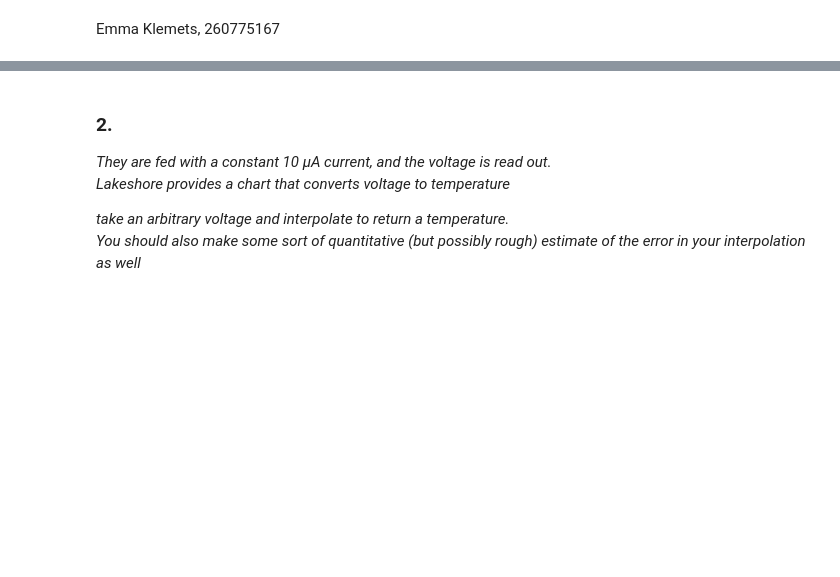
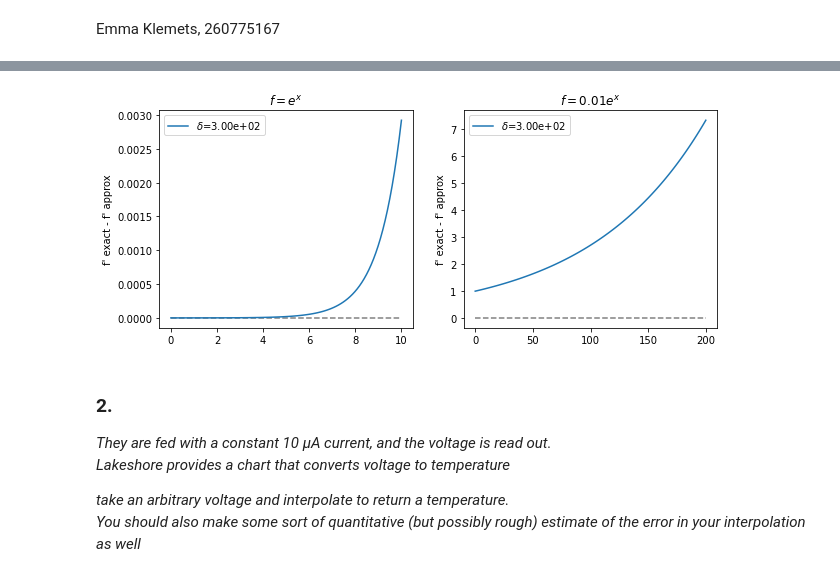
Before and after one commit to eklem1/Phys512_EK, a Jupyter notebook: PS1/PS1_work.ipynb, the cells around one changed output, grey strips where cells are left out. Cells and saved outputs as stored; diff of their text form; code cells hidden in the pictures; blank space fills up the shorter version.

```diff
--- a/PS1/PS1_work.ipynb
+++ b/PS1/PS1_work.ipynb
@@ -71,0 +62,14 @@ plt.show()
+# %%
+#accuracy for single and double precision
+single = 1e-7
+double = 1e-16
+
+print(single**(1/5))
+print(double**(1/5))
+
+exp_1_5th_deriv = exp_1
+exp_2_5th_deriv = lambda x: (0.01)**5*np.exp(0.01*x)
+
+
+delta_1 = lambda x: (exp_1(x)*double/exp_1_5th_deriv(x))**(1/5)
+delta_2 = lambda x: (exp_2(x)*double/exp_2_5th_deriv(x))**(1/5)
@@ -72,3 +97,33 @@ plt.show()
+# %%
+x = np.linspace(0, 10, 100)
+y = np.linspace(0, 200, 100)
+
+fig, ax = plt.subplots(1, 2, figsize=(10,4))
+
+# for d in [delta, 1, 0.1, 0.00001]:
+#     ax[0].semilogy(x, exp_1(x) - deriv_app(exp_1, x, d), label="$\delta$={0:.2e}".format(d))
+
+# for d in [delta, 300]:
+#     ax[1].semilogy(y, exp_2(y) - deriv_app(exp_2, y, d), label="$\delta$={0:.2e}".format(d))
+
+ax[0].plot(x, exp_1(x) - deriv_app(exp_1, x, delta_1(x)), label="$\delta$={0:.2e}".format(d))
+
+ax[1].plot(y, exp_2(y) - deriv_app(exp_2, y, delta_2(y)), label="$\delta$={0:.2e}".format(d))
+
+
+ax[0].set_title("$f = e^x$")
+ax[0].hlines(0, x[0], x[-1], color="black", ls="--", alpha=0.5)
+ax[0].legend()
+ax[0].set_ylabel("f' exact - f' approx")
+
+ax[1].set_title("$f = 0.01e^x$")
+ax[1].hlines(0, y[0], y[-1], color="black", ls="--", alpha=0.5)
+ax[1].legend()
+ax[1].set_ylabel("f' exact - f' approx")
+
+fig.show()
+# %% [output]
+[figure, added]
 # %% [markdown]
 ### 2.
 *They are fed with a constant 10 µA current, and the voltage is read out.
```
Also changed, not shown: parts of 8 cells of this notebook.
